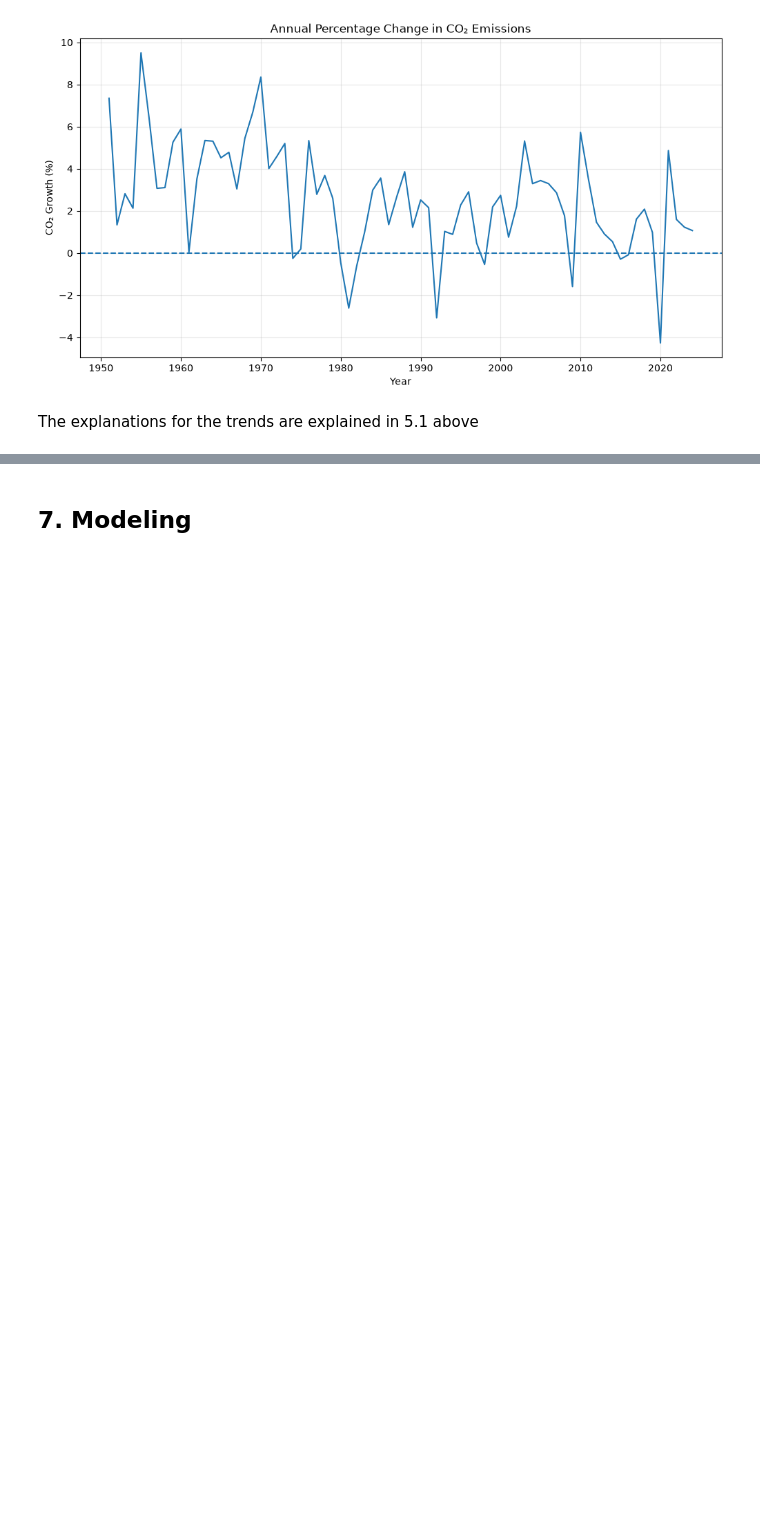
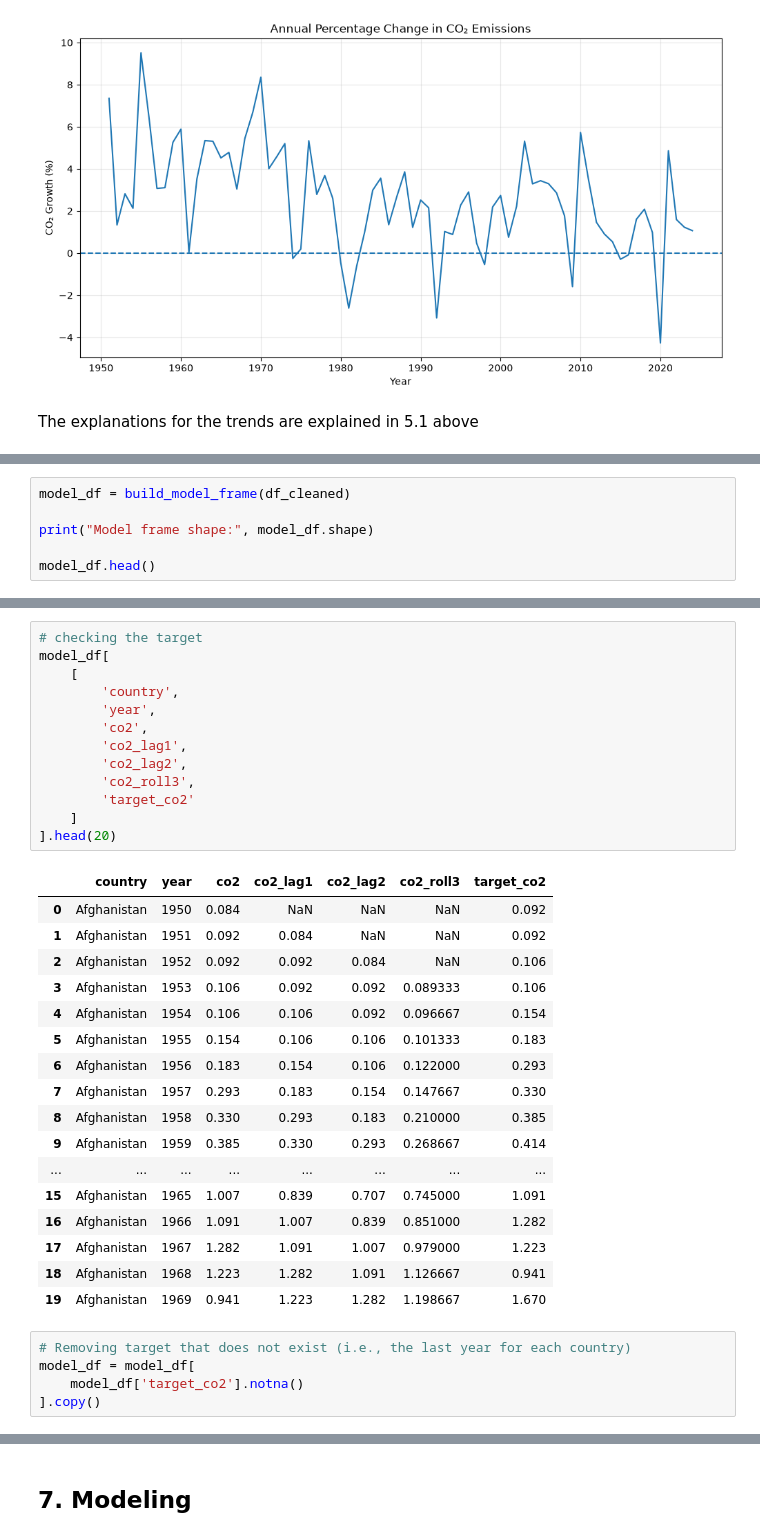
Before and after one commit to chepchiengemmans/Data_nerds_emissions_project, a Jupyter notebook: forecast_cleaning.ipynb, the cells around one changed output, grey strips where cells are left out. Drawn from its saved outputs; the diff is of its cells as text; blank space fills up the shorter version.

```diff
--- a/forecast_cleaning.ipynb
+++ b/forecast_cleaning.ipynb
@@ -573,0 +910,6 @@ The explanations for the trends are explained in 5.1 above
+# %%
+model_df = build_model_frame(df_cleaned)
+
+print("Model frame shape:", model_df.shape)
+
+model_df.head()
@@ -573,0 +924,36 @@ The explanations for the trends are explained in 5.1 above
+# %%
+# checking the target
+model_df[
+    [
+        'country',
+        'year',
+        'co2',
+        'co2_lag1',
+        'co2_lag2',
+        'co2_roll3',
+        'target_co2'
+    ]
+].head(20)
+# %% [output]
+|  | country | year | co2 | co2_lag1 | co2_lag2 | co2_roll3 | target_co2 |
+| 0 | Afghanistan | 1950 | 0.084 | NaN | NaN | NaN | 0.092 |
+| 1 | Afghanistan | 1951 | 0.092 | 0.084 | NaN | NaN | 0.092 |
+| 2 | Afghanistan | 1952 | 0.092 | 0.092 | 0.084 | NaN | 0.106 |
+| 3 | Afghanistan | 1953 | 0.106 | 0.092 | 0.092 | 0.089333 | 0.106 |
+| 4 | Afghanistan | 1954 | 0.106 | 0.106 | 0.092 | 0.096667 | 0.154 |
+| 5 | Afghanistan | 1955 | 0.154 | 0.106 | 0.106 | 0.101333 | 0.183 |
+| 6 | Afghanistan | 1956 | 0.183 | 0.154 | 0.106 | 0.122000 | 0.293 |
+| 7 | Afghanistan | 1957 | 0.293 | 0.183 | 0.154 | 0.147667 | 0.330 |
+| 8 | Afghanistan | 1958 | 0.330 | 0.293 | 0.183 | 0.210000 | 0.385 |
+| 9 | Afghanistan | 1959 | 0.385 | 0.330 | 0.293 | 0.268667 | 0.414 |
+| ... | ... | ... | ... | ... | ... | ... | ... |
+| 15 | Afghanistan | 1965 | 1.007 | 0.839 | 0.707 | 0.745000 | 1.091 |
+| 16 | Afghanistan | 1966 | 1.091 | 1.007 | 0.839 | 0.851000 | 1.282 |
+| 17 | Afghanistan | 1967 | 1.282 | 1.091 | 1.007 | 0.979000 | 1.223 |
+| 18 | Afghanistan | 1968 | 1.223 | 1.282 | 1.091 | 1.126667 | 0.941 |
+| 19 | Afghanistan | 1969 | 0.941 | 1.223 | 1.282 | 1.198667 | 1.670 |
+# %%
+# Removing target that does not exist (i.e., the last year for each country)
+model_df = model_df[
+    model_df['target_co2'].notna()
+].copy()
```
Also changed, not shown: parts of 32 cells of this notebook.
